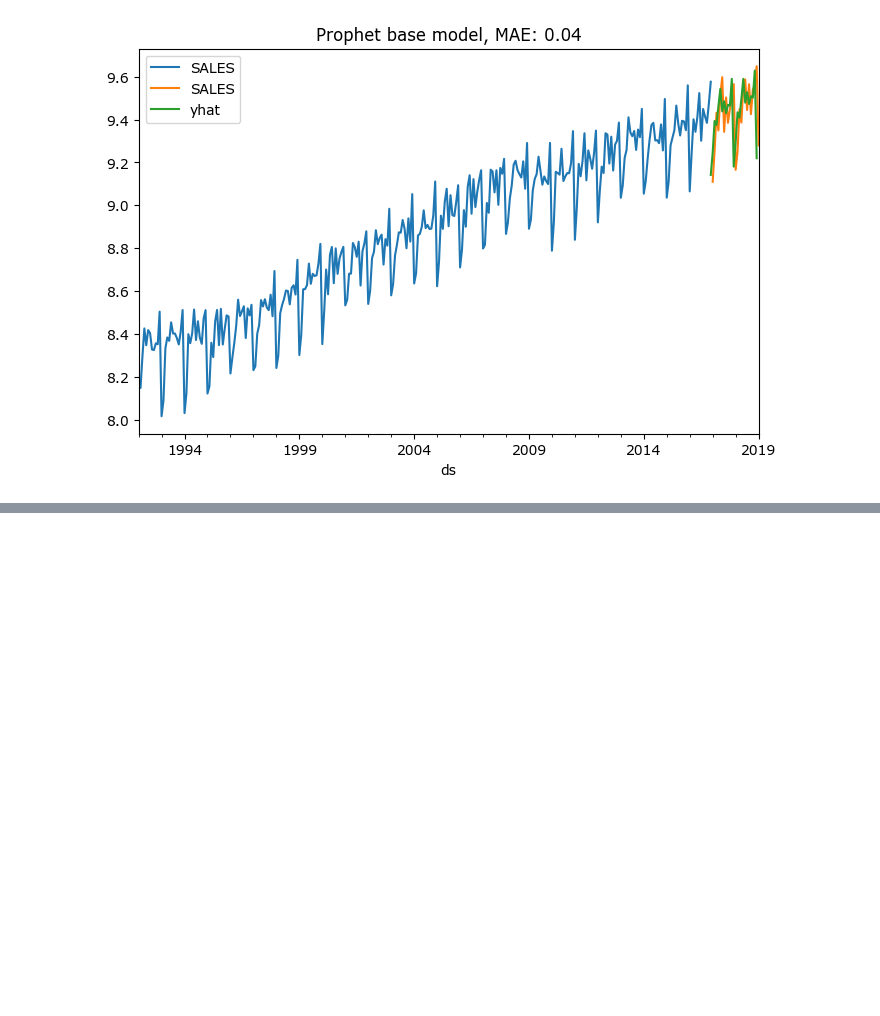
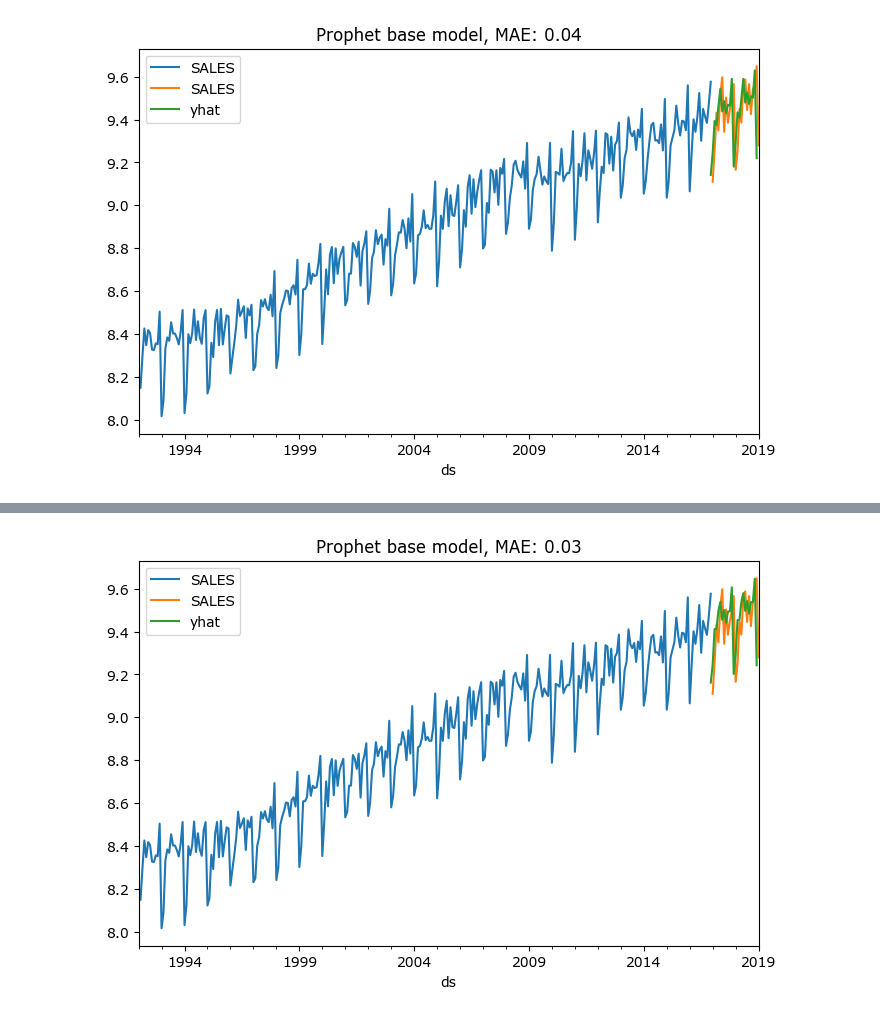
Before and after one commit to GerardGJ/TimeSeries-AlcoholSales, a Jupyter notebook: notebooks/02_TimeSeriesModels.ipynb, the cells around one changed output, grey strips where cells are left out. Saved outputs shown, nothing was run; the diff lists cells and outputs as text; code cells hidden in the pictures; blank space fills up the shorter version.

Commit message:
Testing New models

```diff
--- a/notebooks/02_modeling.ipynb
+++ b/notebooks/02_TimeSeriesModels.ipynb
@@ -133,5 +133,29 @@ plot_co2(train,test,predicitons,"Prophet base model")
 train_prophet = train.reset_index()
 train_prophet.columns = ["ds","y"]
 
-m = Prophet()
-m.fit(train_prophet)
+# Testing different changepoint priors:
+changepoint_priors = [0.0001,0.0005,0.001,0.005,0.01,0.05,0.1,0.5,1]
+best_changepoint = 0
+lowestMAE = 10
+
+for changepoint in changepoint_priors:
+    m = Prophet(
+        changepoint_prior_scale=changepoint
+    )
+
+    m.fit(train_prophet)
+
+    future = m.make_future_dataframe(periods=25,freq='ME',include_history=False)
+    forecast = m.predict(future)
+
+    # Evaluation:
+    predicitons = forecast['yhat'].to_frame()
+    predicitons.index = pd.DatetimeIndex(forecast['ds'])
+
+    mae = mean_absolute_error(test, predicitons)
+
+    if lowestMAE > mae:
+        best_changepoint = changepoint
+        lowestMAE = mae
+
+print(f"The best changepoint is {best_changepoint} with MAE: {round(lowestMAE,3)}")
@@ -137,0 +181,17 @@ m.fit(train_prophet)
+# %%
+m = Prophet(
+    changepoint_prior_scale=best_changepoint
+)
+
+m.fit(train_prophet)
+
+future = m.make_future_dataframe(periods=25,freq='ME',include_history=False)
+forecast = m.predict(future)
+
+# Evaluation:
+predicitons = forecast['yhat'].to_frame()
+predicitons.index = pd.DatetimeIndex(forecast['ds'])
+
+## MAE:
+plot_co2(train,test,predicitons,"Prophet base model")
+# %% [output]
@@ -137,0 +200 @@ m.fit(train_prophet)
+[figure, added]
```
Also changed, not shown: parts of 5 cells of this notebook, 5 other files.
